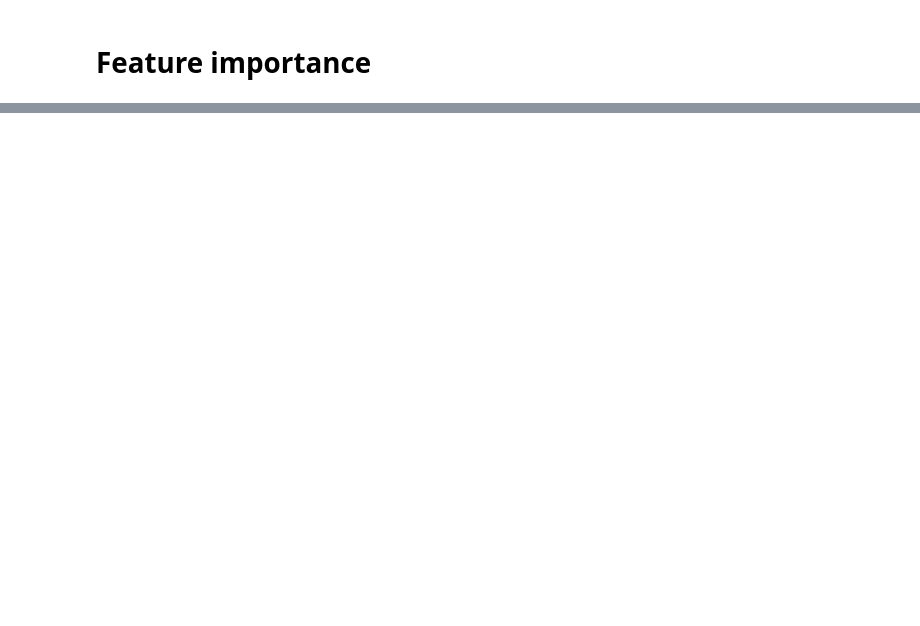
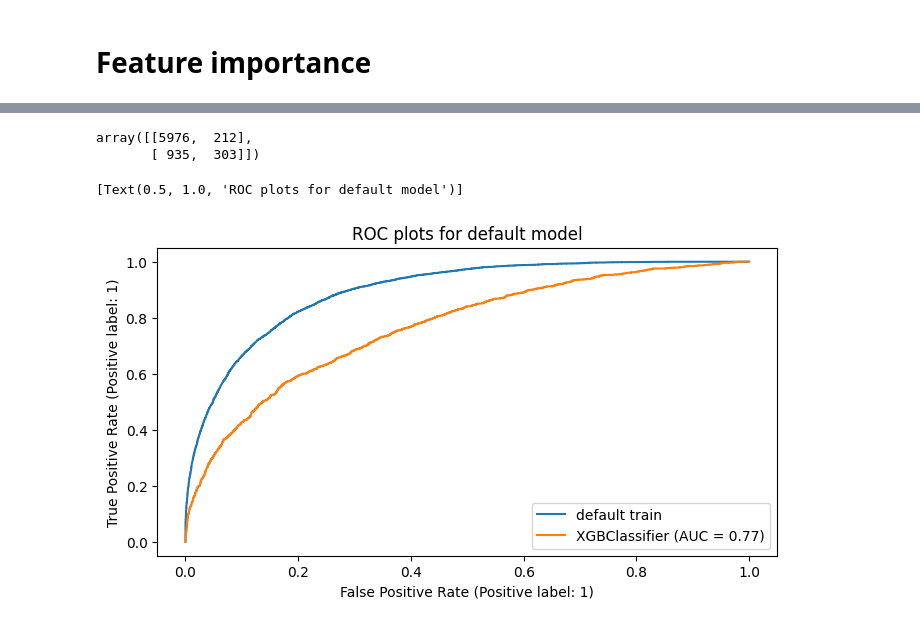
Before and after one commit to kevinsheth/sector-rotation-prediction-python, a Jupyter notebook: notebooks/models/sheth_gas_xgboost.ipynb, the cells around one changed output, grey strips where cells are left out. Cells and saved outputs as stored; diff of their text form; code cells hidden in the pictures; blank space fills up the shorter version.

Commit message:
fix model

```diff
--- a/notebooks/models/sheth_gas_xgboost.ipynb
+++ b/notebooks/models/sheth_gas_xgboost.ipynb
@@ -123,0 +125,19 @@ test_rmse: 0.3422591435977468 test_r2: 0.1567641567760254
+# %%
+confusion_matrix(y_test, y_test_pred)
+# %% [output]
+array([[5976,  212],
+       [ 935,  303]])
+# %%
+import matplotlib.pyplot as plt
+from sklearn import metrics
+
+fig, axes = plt.subplots(figsize=(8,4))
+
+metrics.RocCurveDisplay.from_estimator(best_estimator,
+                       X_train, y_train,ax=axes, label='default train')
+metrics.RocCurveDisplay.from_estimator(best_estimator,
+                       X_test, y_test,ax=axes)
+axes.set(title='ROC plots for default model')
+# %% [output]
+[Text(0.5, 1.0, 'ROC plots for default model')]
+[figure, added]
```
Also changed, not shown: parts of 3 cells of this notebook.
